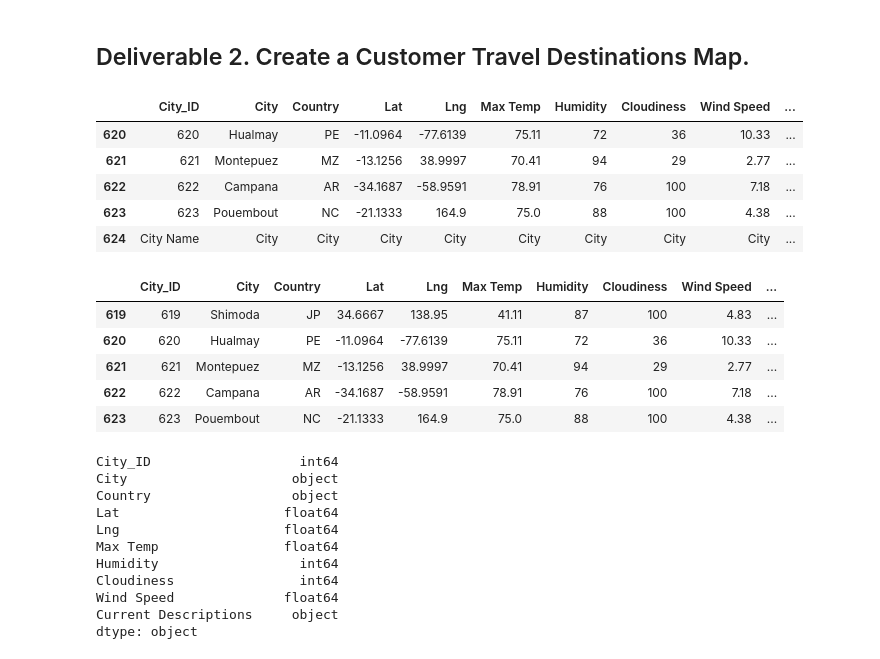
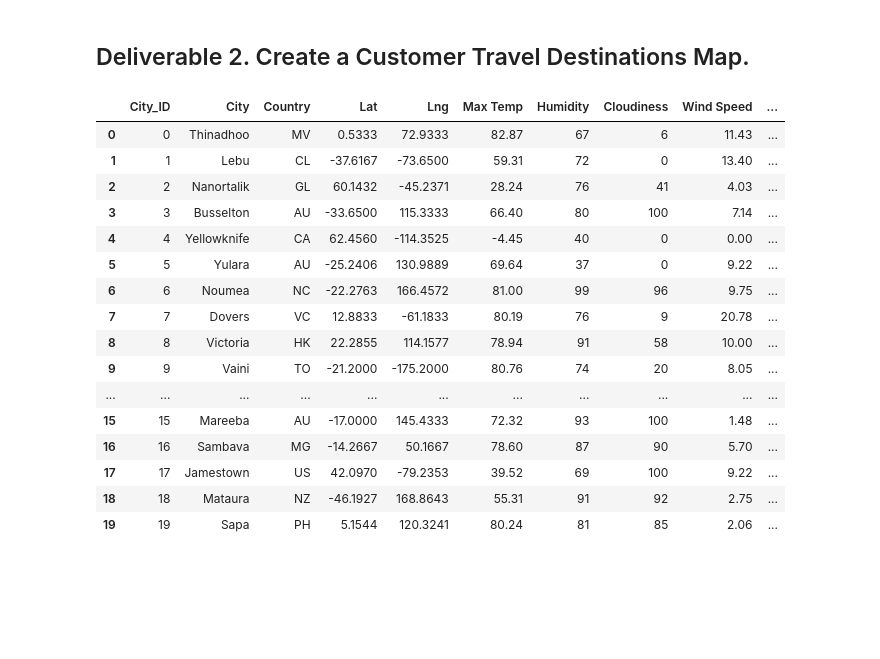
Before and after one commit to kaitlynhop/World_Weather_Analysis, a Jupyter notebook: Vacation_Search/Vacation_Search.ipynb, the cells around one changed output. Drawn from its saved outputs; the diff is of its cells as text; code cells hidden in the pictures; blank space fills up the shorter version.

Commit message:
Updating Vacation Search with Corrected Data

```diff
--- a/Vacation_Search/Vacation_Search.ipynb
+++ b/Vacation_Search/Vacation_Search.ipynb
@@ -16,11 +17,22 @@ gmaps.configure(api_key=g_key)
 # %%
 # 1. Import the WeatherPy_database.csv file.
 city_data_df = pd.read_csv("../Weather_Database/WeatherPy_database.csv")
-city_data_df.tail()
+city_data_df.head(20)
 # %% [output]
 |  | City_ID | City | Country | Lat | Lng | Max Temp | Humidity | Cloudiness | Wind Speed | ... |
-| 620 | 620 | Hualmay | PE | -11.0964 | -77.6139 | 75.11 | 72 | 36 | 10.33 | ... |
-| 621 | 621 | Montepuez | MZ | -13.1256 | 38.9997 | 70.41 | 94 | 29 | 2.77 | ... |
-| 622 | 622 | Campana | AR | -34.1687 | -58.9591 | 78.91 | 76 | 100 | 7.18 | ... |
-| 623 | 623 | Pouembout | NC | -21.1333 | 164.9 | 75.0 | 88 | 100 | 4.38 | ... |
-| 624 | City Name | City | City | City | City | City | City | City | City | ... |
+| 0 | 0 | Thinadhoo | MV | 0.5333 | 72.9333 | 82.87 | 67 | 6 | 11.43 | ... |
+| 1 | 1 | Lebu | CL | -37.6167 | -73.6500 | 59.31 | 72 | 0 | 13.40 | ... |
+| 2 | 2 | Nanortalik | GL | 60.1432 | -45.2371 | 28.24 | 76 | 41 | 4.03 | ... |
+| 3 | 3 | Busselton | AU | -33.6500 | 115.3333 | 66.40 | 80 | 100 | 7.14 | ... |
+| 4 | 4 | Yellowknife | CA | 62.4560 | -114.3525 | -4.45 | 40 | 0 | 0.00 | ... |
+| 5 | 5 | Yulara | AU | -25.2406 | 130.9889 | 69.64 | 37 | 0 | 9.22 | ... |
+| 6 | 6 | Noumea | NC | -22.2763 | 166.4572 | 81.00 | 99 | 96 | 9.75 | ... |
+| 7 | 7 | Dovers | VC | 12.8833 | -61.1833 | 80.19 | 76 | 9 | 20.78 | ... |
+| 8 | 8 | Victoria | HK | 22.2855 | 114.1577 | 78.94 | 91 | 58 | 10.00 | ... |
+| 9 | 9 | Vaini | TO | -21.2000 | -175.2000 | 80.76 | 74 | 20 | 8.05 | ... |
+| ... | ... | ... | ... | ... | ... | ... | ... | ... | ... | ... |
+| 15 | 15 | Mareeba | AU | -17.0000 | 145.4333 | 72.32 | 93 | 100 | 1.48 | ... |
+| 16 | 16 | Sambava | MG | -14.2667 | 50.1667 | 78.60 | 87 | 90 | 5.70 | ... |
+| 17 | 17 | Jamestown | US | 42.0970 | -79.2353 | 39.52 | 69 | 100 | 9.22 | ... |
+| 18 | 18 | Mataura | NZ | -46.1927 | 168.8643 | 55.31 | 91 | 92 | 2.75 | ... |
+| 19 | 19 | Sapa | PH | 5.1544 | 120.3241 | 80.24 | 81 | 85 | 2.06 | ... |
@@ -30,37 +39,3 @@ city_data_df.drop(labels=[624], axis=0, inplace=True)
-# %%
-city_data_df.tail()
-# %% [output]
-|  | City_ID | City | Country | Lat | Lng | Max Temp | Humidity | Cloudiness | Wind Speed | ... |
-| 619 | 619 | Shimoda | JP | 34.6667 | 138.95 | 41.11 | 87 | 100 | 4.83 | ... |
-| 620 | 620 | Hualmay | PE | -11.0964 | -77.6139 | 75.11 | 72 | 36 | 10.33 | ... |
-| 621 | 621 | Montepuez | MZ | -13.1256 | 38.9997 | 70.41 | 94 | 29 | 2.77 | ... |
-| 622 | 622 | Campana | AR | -34.1687 | -58.9591 | 78.91 | 76 | 100 | 7.18 | ... |
-| 623 | 623 | Pouembout | NC | -21.1333 | 164.9 | 75.0 | 88 | 100 | 4.38 | ... |
-# %%
-## Changing data types for values
-city_data_df = city_data_df.astype({"City_ID": "int64",
-                                    "City": "object",
-                                    "Country": "object",
-                                    "Lat": "float64",
-                                    "Lng": "float64",
-                                    "Max Temp": "float64",
-                                    "Humidity": "int64",
-                                   "Cloudiness": "int64",
-                                    "Wind Speed": "float64"})
-
-city_data_df.dtypes
-# %% [output]
-City_ID                   int64
-City                     object
-Country                  object
-Lat                     float64
-Lng                     float64
-Max Temp                float64
-Humidity                  int64
-Cloudiness                int64
-Wind Speed              float64
-Current Descriptions     object
-dtype: object
 # %%
 # 2. Prompt the user to enter minimum and maximum temperature criteria
 user_max_temp = float(input("What is your ideal maximum temperature, in degrees Fareneheit, for vacation? "))
```
Also changed, not shown: parts of 9 cells of this notebook, 1 other file.
